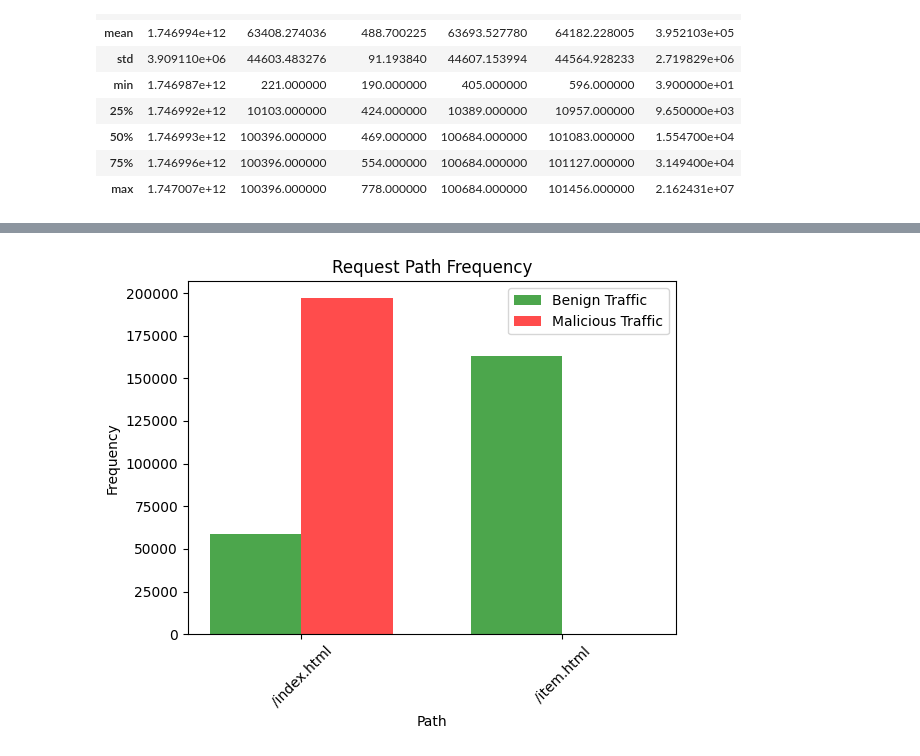
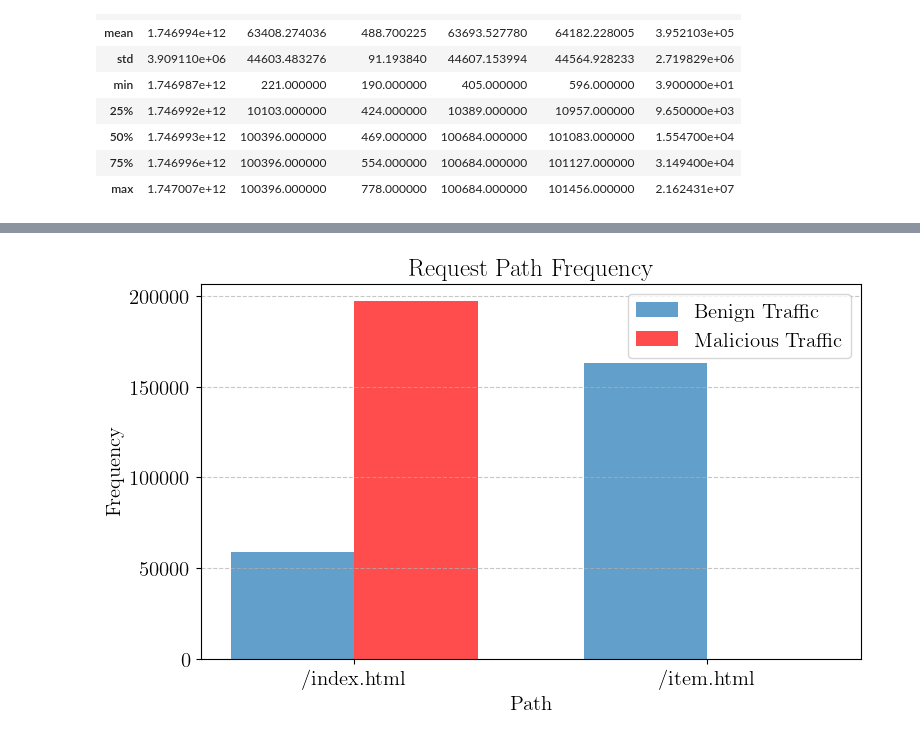
Before and after one commit to Palatiin/ddos-detection, a Jupyter notebook: ml/dataset.ipynb, the cells around one changed output, grey strips where cells are left out. Saved outputs shown, nothing was run; the diff lists cells and outputs as text; code cells hidden in the pictures.

```diff
--- a/ml/dataset.ipynb
+++ b/ml/dataset.ipynb
@@ -19,15 +19,28 @@ Apache HTTP server log format:
 
 import numpy as np
 import pandas as pd
+import matplotlib.pyplot as plt
+import matplotlib.dates as mdates
+
+# Setup for export to LaTeX
+plt.rcParams.update({
+    "text.usetex": True,
+    "pgf.rcfonts": False,
+    "font.family": "lmr",
+    "font.size": 15,
+})
+
 
 # Parse logs into DataFrame
 columns = ["ip", "logname", "user", "timestamp", "method", "path", "query",
            "protocol", "status", "response_size", "referer", "user_agent", "bytes_received",
            "bytes_sent", "bytes_transferred", "connection_status", "keepalive_count",
            "processing_time", "error_log_id", "label"]
+dataset_path = "../dataset/train1_access.log"  # test dataset: "../dataset/test1_access.log"
+dataset_type = "train" if "train" in dataset_path else "test"
 
 df = pd.DataFrame(
-    np.genfromtxt("../dataset/train1_access.log", delimiter="|", dtype=str, encoding="utf-8"),
+    np.genfromtxt(dataset_path, delimiter="|", dtype=str, encoding="utf-8"),
     columns=columns
 )
 df = df[df["label"] != "-"]
@@ -104,28 +170,30 @@ del logs_by_type
 # %%
 # Histogram of paths
 logs_by_path = df.groupby(["path", "label"]).size().unstack(fill_value=0)
 
-plt.figure(figsize=(6, 5))
+plt.figure(figsize=(8, 5))
 bar_width = 0.35
 
 # Set positions for the bars
 x = np.arange(len(logs_by_path.index))
 
 # Create the bars side by side
 plt.bar(x - bar_width/2, logs_by_path['0'], width=bar_width,
-        color='green', label='Benign Traffic', alpha=0.7)
+        color='tab:blue', label='Benign Traffic', alpha=0.7)
 plt.bar(x + bar_width/2, logs_by_path['1'], width=bar_width,
         color='red', label='Malicious Traffic', alpha=0.7)
 
 plt.xlabel('Path')
 plt.ylabel('Frequency')
+plt.grid(True, axis="y", linestyle='--', alpha=0.7)
 plt.title('Request Path Frequency')
-plt.xticks(x, logs_by_path.index, rotation=45)
+plt.xticks(x, logs_by_path.index)
 plt.legend()
 
 plt.tight_layout()
-plt.show()
+# plt.show()
+plt.savefig(f"../img/{dataset_type}-request-path-frequency.pgf", bbox_inches='tight')
 
 del logs_by_path
 # %% [output]
-[figure, old version]
+[figure, new version]
```
Also changed, not shown: parts of 8 cells of this notebook, 1 other file.
